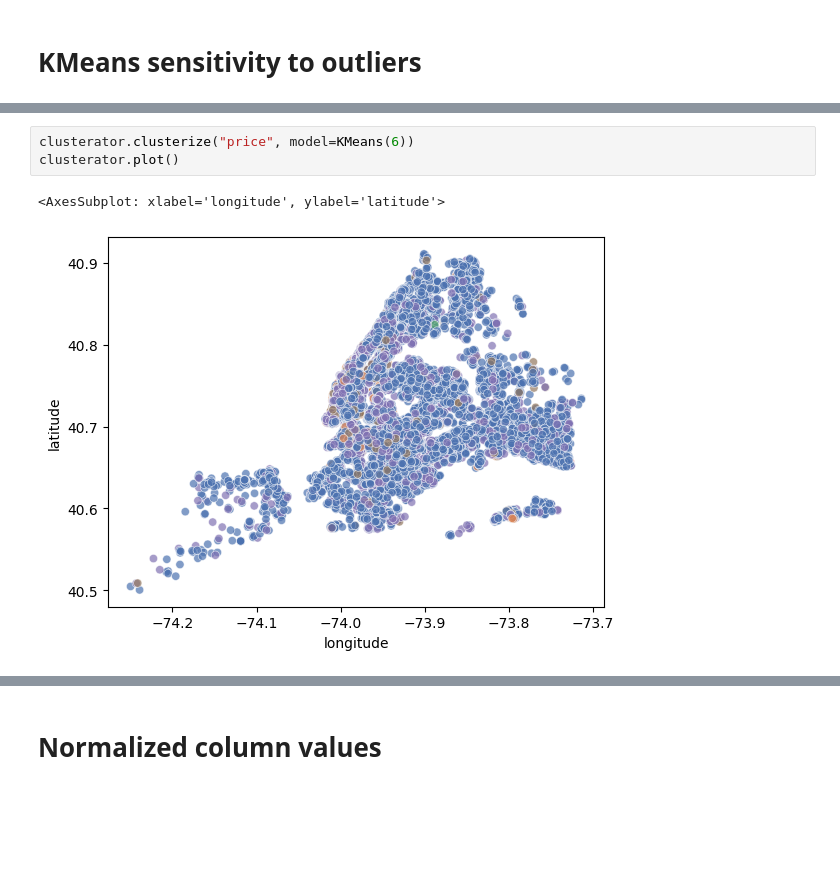
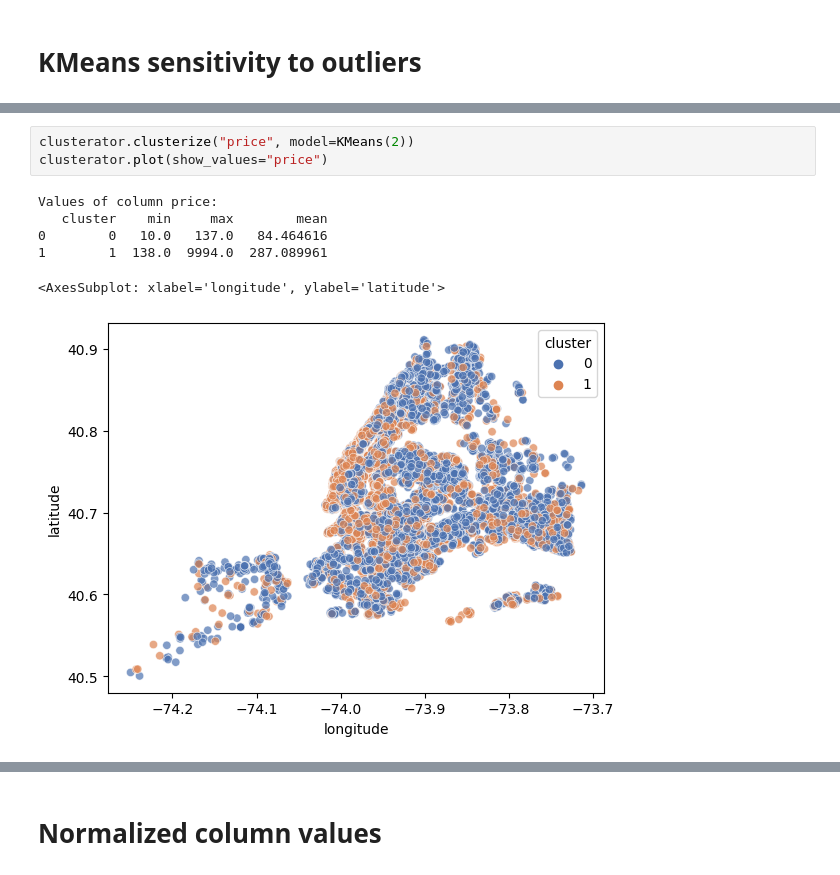
Before and after one commit to Pacholki/ML-2projekcik, a Jupyter notebook: km2/km2.ipynb, the cells around one changed output, grey strips where cells are left out. Drawn from its saved outputs; the diff is of its cells as text; blank space fills up the shorter version.

```diff
--- a/km2/km2.ipynb
+++ b/km2/km2.ipynb
@@ -25,7 +42,11 @@ plt.show()
 # %%
-clusterator.clusterize("price", model=KMeans(6))
-clusterator.plot()
+clusterator.clusterize("price", model=KMeans(2))
+clusterator.plot(show_values="price")
 # %% [output]
-<AxesSubplot: xlabel='longitude', ylabel='latitude'>
+Values of column price:
+   cluster    min     max        mean
+0        0   10.0   137.0   84.464616
+1        1  138.0  9994.0  287.089961
+<AxesSubplot: xlabel='longitude', ylabel='latitude'>
-[figure, old version]
+[figure, new version]
 # %%
```
Also changed, not shown: parts of 12 cells of this notebook, 2 other files.
